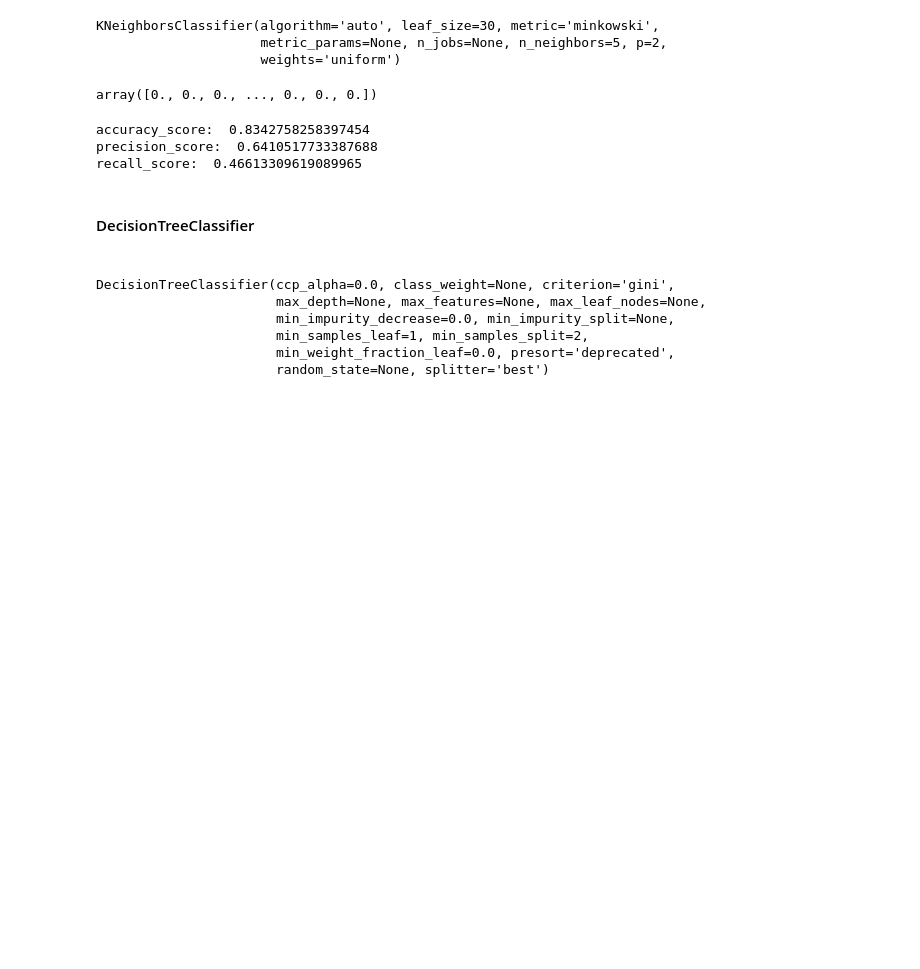
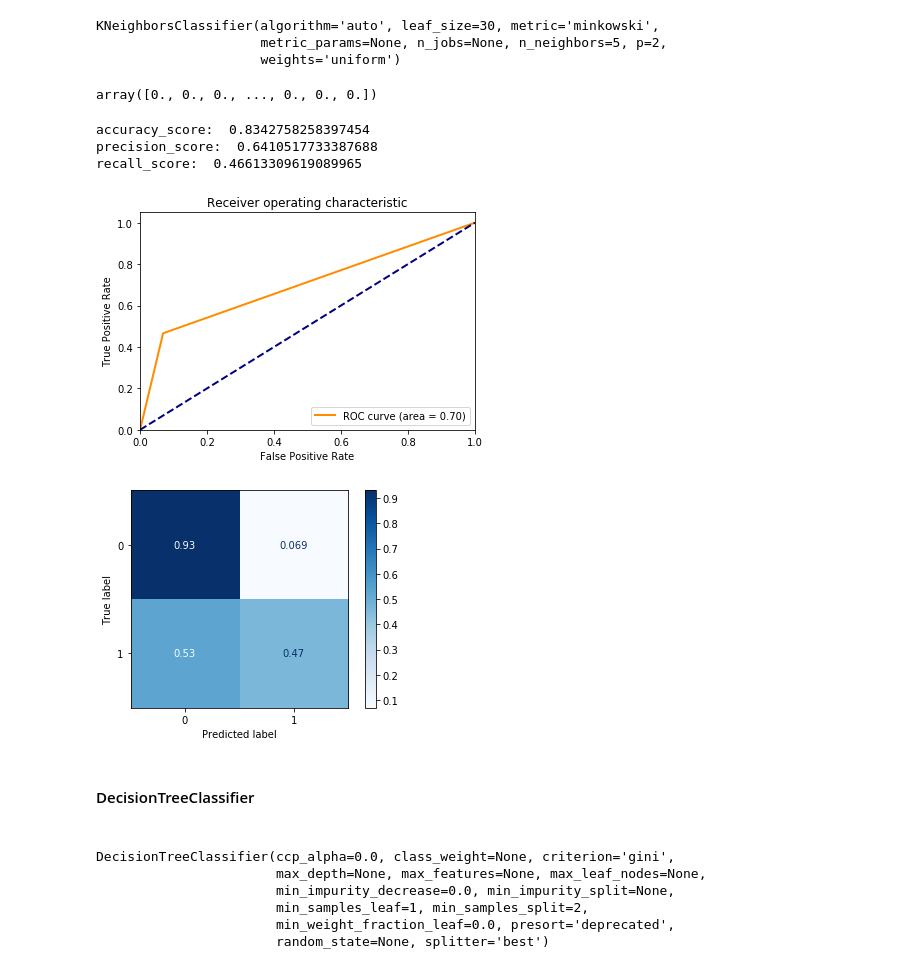
Before and after one commit to Dimagudilin/mash_learning, a Jupyter notebook: course.ipynb, the cells around one changed output. Cells and saved outputs as stored; diff of their text form; code cells hidden in the pictures; blank space fills up the shorter version.

```diff
--- a/course.ipynb
+++ b/course.ipynb
@@ -32,3 +35,21 @@ from sklearn.ensemble import BaggingClassifier
+# %%
+# Отрисовка ROC-кривой
+def draw_roc_curve(y_true, y_score, pos_label=1, average='micro'):
+    fpr, tpr, thresholds = roc_curve(y_true, y_score,
+                                     pos_label=pos_label)
+    roc_auc_value = roc_auc_score(y_true, y_score, average=average)
+    plt.figure()
+    lw = 2
+    plt.plot(fpr, tpr, color='darkorange',
+             lw=lw, label='ROC curve (area = %0.2f)' % roc_auc_value)
+    plt.plot([0, 1], [0, 1], color='navy', lw=lw, linestyle='--')
+    plt.xlim([0.0, 1.0])
+    plt.ylim([0.0, 1.05])
+    plt.xlabel('False Positive Rate')
+    plt.ylabel('True Positive Rate')
+    plt.title('Receiver operating characteristic')
+    plt.legend(loc="lower right")
+    plt.show()
 # %% [markdown]
 <h3>
  1-4.Поиск и выбор набора данных для построения моделей машинного обучения.<br>
@@ -384,6 +405,12 @@ def get_score(name,model,prediction):
     metric_logger.setv("accuracy_score", name, accuracy)
     metric_logger.setv("precision_score", name, precision)
     metric_logger.setv("recall", name, recall)
+
+def paint(model,prediction):
+    draw_roc_curve(Y_test,prediction)
+    plot_confusion_matrix(model, X_test, Y_test,
+                      display_labels=['0','1'],
+                      cmap=plt.cm.Blues, normalize='true')
 # %% [markdown]
 <h4> KNeighbors <h4>
 # %%
@@ -398,10 +425,13 @@ KNeighborsClassifier(algorithm='auto', leaf_size=30, metric='minkowski',
 array([0., 0., 0., ..., 0., 0., 0.])
 # %%
 get_score('KNeighbors_base',cl0_0,target0_0)
+paint(cl0_0,target0_0)
 # %% [output]
 accuracy_score:  0.8342758258397454
 precision_score:  0.6410517733387688
 recall_score:  0.46613309619089965
+[figure, added]
+[figure, added]
 # %% [markdown]
 <h4> DecisionTreeClassifier <h4>
 # %%
```
Also changed, not shown: parts of 24 cells of this notebook.
